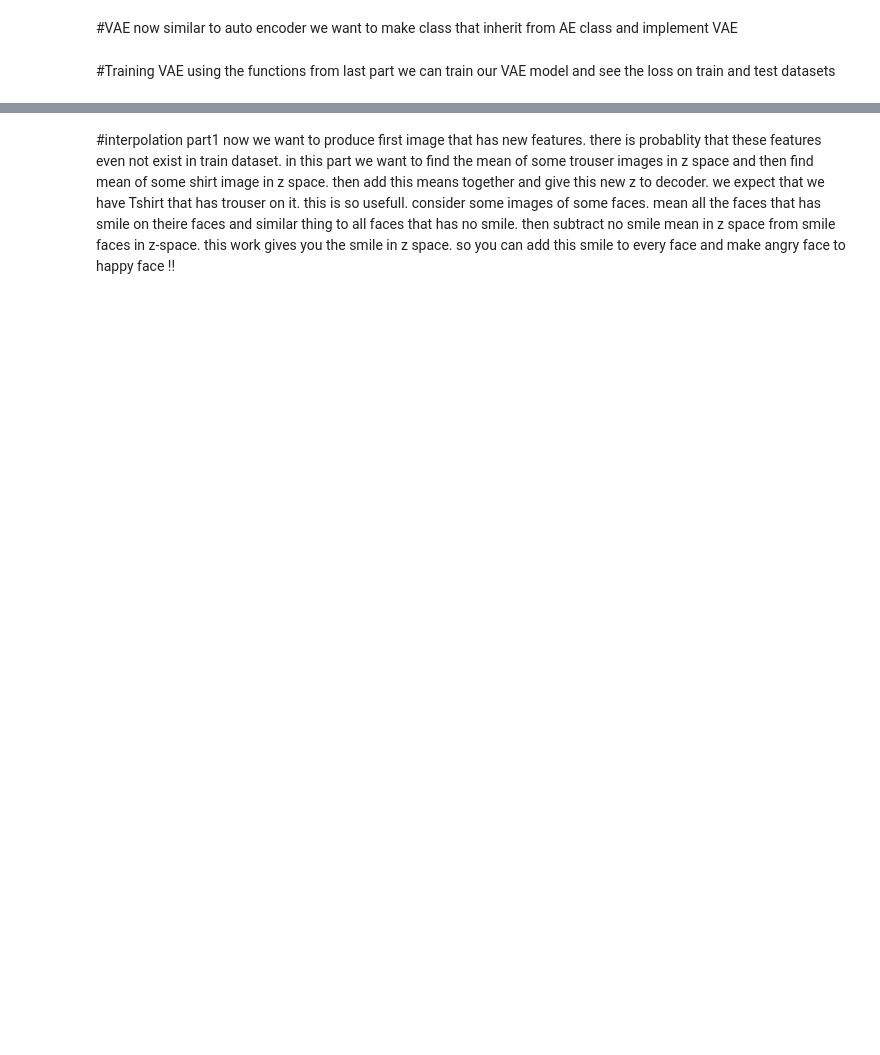
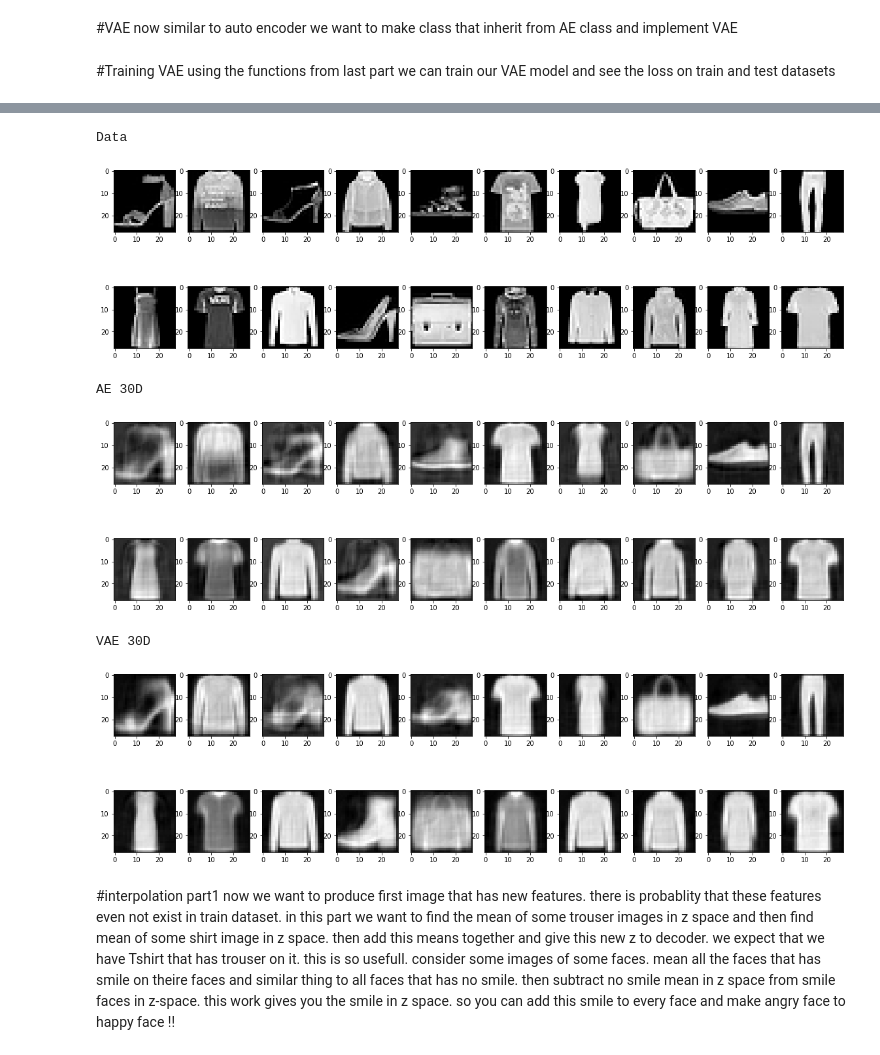
Before and after one commit to ytabatabaee/Machine-Learning-for-Bioinformatics, a Jupyter notebook: vae/ML_HW6_P1.ipynb, the cells around one changed output, grey strips where cells are left out. Cells and saved outputs as stored; diff of their text form; code cells hidden in the pictures; blank space fills up the shorter version.

```diff
--- a/vae/ML_HW6_P1.ipynb
+++ b/vae/ML_HW6_P1.ipynb
@@ -59,5 +60,9 @@ test_loader = None
 # and put it in test_dataset(no need to download again).       #
 # then make train and test loader using the data_loader_kwargs #
 ################################################################
+train_dataset = datasets.FashionMNIST('.', download=True, train=True, transform=transforms.ToTensor())
+test_dataset = datasets.FashionMNIST('.', download=True, train=False, transform=transforms.ToTensor())
 
+train_loader = DataLoader(train_dataset, **data_loader_kwargs)
+test_loader = DataLoader(test_dataset, **data_loader_kwargs)
 ######################## end #########################
@@ -181,14 +210,14 @@ def run(model, n_epoch, verbose=True):
     ###################### P7 ################################
     # Send `model` to the desired device, defined in `device`#
     ##########################################################
-
+    model = model.to(device)
     ####################### End ##############################
 
     optimizer = None
     ################## P8 #####################
     # Initialize a new Adam optimizer         #
     ###########################################
-
+    optimizer = torch.optim.Adam(model.parameters(), lr=1e-3)
     ################## End ####################
 
     for epoch in trange(1, n_epoch+1, desc='Epochs', leave=True):
@@ -203,4 +250,5 @@ run(ae,40)
 # %%
+plt.rcParams["figure.figsize"] = (20, 6)
 def show(images, rows=1):
     """
     This function gets multiple MNIST images and plots them in the given number
@@ -212,7 +260,13 @@ def show(images, rows=1):
     # calculate the #cols that we need and then plot images in #
     # appropriate #cols and #rows                              #
     ############################################################
-
+    n = len(images)
+    cols = int(n / rows)
+    plt.figure()
+    for i in range(0, n):
+        plt.subplot(rows, cols, i+1)
+        plt.imshow(images[i], cmap='gray', interpolation='none')
+    plt.show()
     ############################ end ###########################
 # %% [markdown]
 #VAE
@@ -234,7 +288,8 @@ class VAE(AE):
         # Notice that we should have a logvar_layer, not a sigma_layer#
         # Do not use any activation function                          #
         ###############################################################
-\
+        self.mu_layer = nn.Linear(encoder_dims[-1], z_dim)
+        self.logvar_layer = nn.Linear(encoder_dims[-1], z_dim)
         ############################## End ############################
 
     @staticmethod
@@ -244,7 +299,9 @@ class VAE(AE):
         # Sample `z` from N(`mu`, e^`logvar`) in a way that the gradient can#
         # backpropagate through this sampling operation                     #
         #####################################################################
-
+        std = torch.exp(0.5 * logvar)
+        eps = torch.randn_like(std)
+        z = mu + eps * std
         ############################### End ##################################
         return z
 
@@ -257,7 +314,10 @@ class VAE(AE):
         # `mu_layer` and `logvar_layer` respectively)                            #
         # Use reparameterization trick (the function you have implemented)       #
         ##########################################################################
-
+        z = self.encoder(dropped_out)
+        mu, logvar = self.mu_layer(z), self.logvar_layer(z)
+        z = self.reparameterize(mu, logvar)
+        x_hat = self.decoder(z)
         ################################### End ###################################
         return x_hat, mu, logvar
 
@@ -267,7 +327,9 @@ class VAE(AE):
         # Compute the VAE loss (Assuming Guassian distribution for the decoder      #
         # output)                                                                   #
         #############################################################################
-
+        loss = nn.MSELoss(reduction='sum')
+        MSE = loss(x, x_hat)
+        KLD = -0.5 * torch.sum(1 + logvar - mu.pow(2) - logvar.exp())
         ################################## End ######################################
         return MSE + KLD
 
@@ -277,7 +339,10 @@ class VAE(AE):
         # Generate `n` random noises from N(0, I), feed it into the decoder and #
         # generate `n` samples                                                  #
         #########################################################################
-
+        mean = torch.zeros(n)
+        std = torch.eye(n)
+        dist = torch.distributions.MultivariateNormal(mean, std)
+        samples = self.decoder(dist.sample())
         ################################### End #################################
         return samples
 # %% [markdown]
@@ -289,17 +372,24 @@ run(vae,40)
 # %%
 def plot_reconstructions(models, n):
     x = next(iter(test_loader))[0][:n]  # Get a batch and choose `n` of images
     print('Data')
-    show(x.squeeze(1))
+    show(x.squeeze(1), rows=2)
 
     x = x.flatten(start_dim=1).to(device)
     for model in models:
         model.eval()
         x_hat, _, _ = model(x)
         print('%s %dD' % (model.type_str, model.z_dim))
-        show(x_hat.detach().cpu())
+        show(x_hat.detach().cpu(), rows=2)
 models = [ae,vae]
 plot_reconstructions(models, 20)
+# %% [output]
+Data
+[figure, added]
+AE 30D
+[figure, added]
+VAE 30D
+[figure, added]
 # %% [markdown]
 #interpolation part1
 now we want to produce first image that has new features. there is probablity that these features even not exist in train dataset. in this part we want to find the mean of some trouser images in z space and then find mean of some shirt image in z space. then add this means together and give this new z to decoder. we expect that we have Tshirt that has trouser on it.
```
Also changed, not shown: parts of 10 cells of this notebook, 5 other files.
